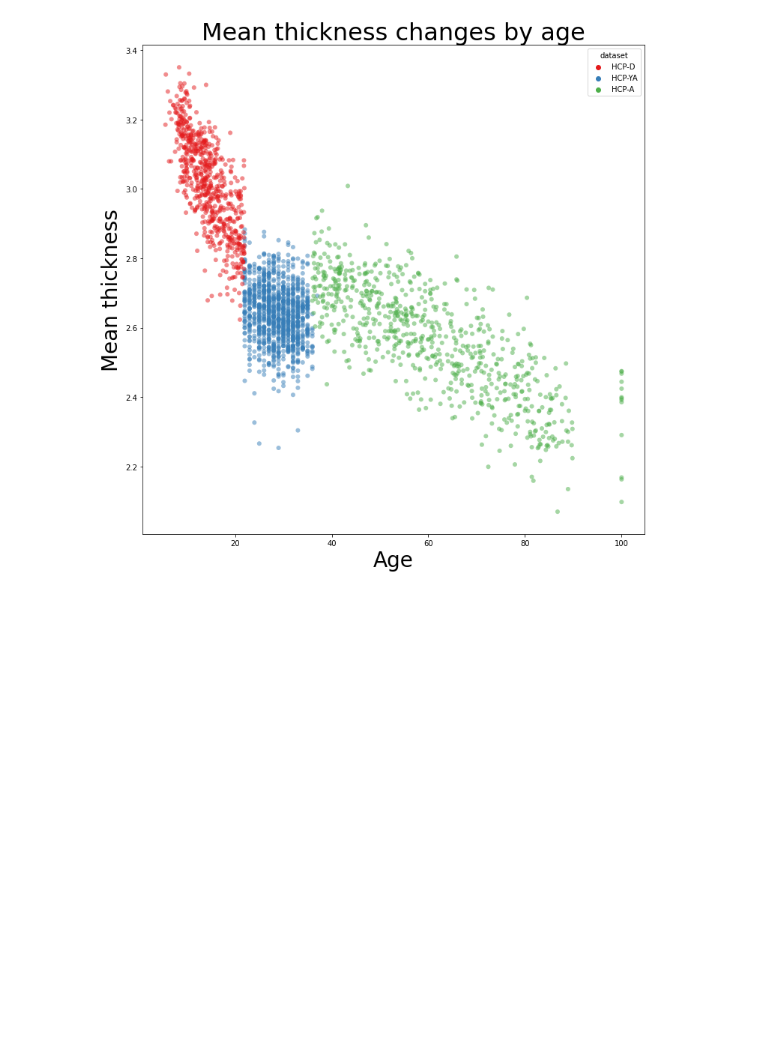
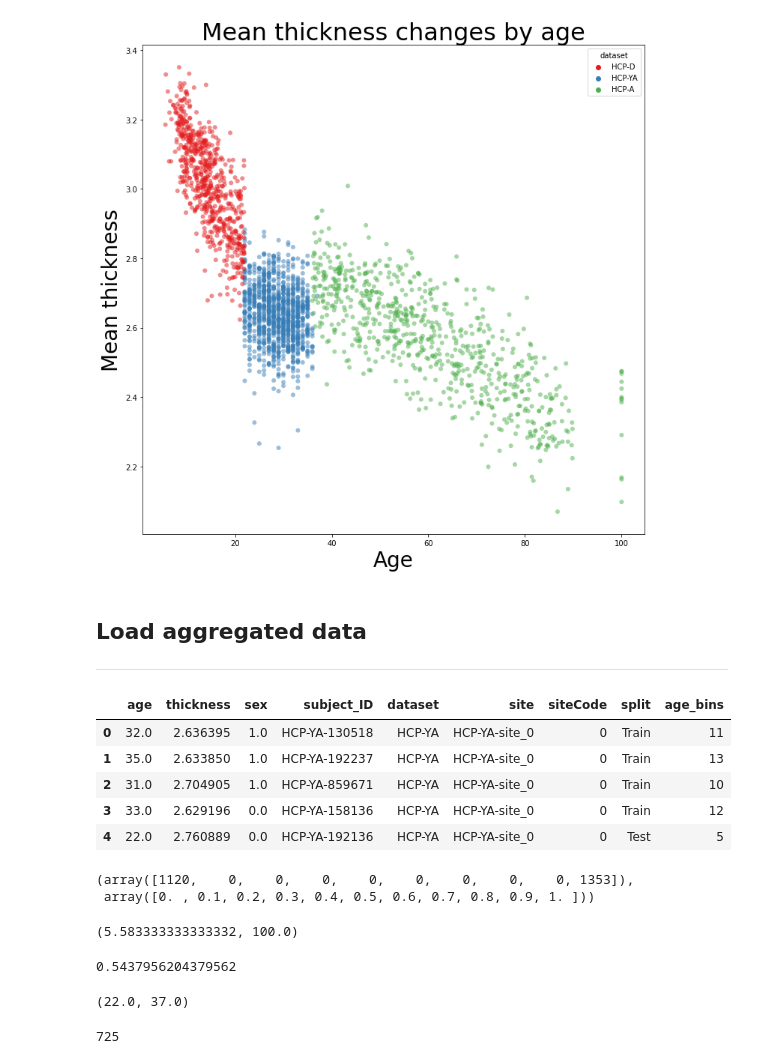
Before and after one commit to sina-mansour/normative_brain_charts, a Jupyter notebook: code/notebooks/02_data_aggregation/02_01_aggregating_imported_datasets.ipynb, the cells around one changed output. Drawn from its saved outputs; the diff is of its cells as text; code cells hidden in the pictures; blank space fills up the shorter version.

```diff
--- a/code/notebooks/02_data_aggregation/02_01_aggregating_imported_datasets.ipynb
+++ b/code/notebooks/02_data_aggregation/02_01_aggregating_imported_datasets.ipynb
@@ -230,3 +230,42 @@ CPU times: user 160 ms, sys: 23.5 ms, total: 183 ms
 Wall time: 141 ms
 Text(0.5, 1.0, 'Mean thickness changes by age')
 [figure]
+# %% [markdown]
+## Load aggregated data
+
+---
+# %%
+demography_df = pd.read_csv(f'{main_dir}/data/csv/demography_all_datasets.csv', index_col=0).reset_index(drop=True)
+demography_df.head()
+# %% [output]
+|  | age | thickness | sex | subject_ID | dataset | site | siteCode | split | age_bins |
+| 0 | 32.0 | 2.636395 | 1.0 | HCP-YA-130518 | HCP-YA | HCP-YA-site_0 | 0 | Train | 11 |
+| 1 | 35.0 | 2.633850 | 1.0 | HCP-YA-192237 | HCP-YA | HCP-YA-site_0 | 0 | Train | 13 |
+| 2 | 31.0 | 2.704905 | 1.0 | HCP-YA-859671 | HCP-YA | HCP-YA-site_0 | 0 | Train | 10 |
+| 3 | 33.0 | 2.629196 | 0.0 | HCP-YA-158136 | HCP-YA | HCP-YA-site_0 | 0 | Train | 12 |
+| 4 | 22.0 | 2.760889 | 0.0 | HCP-YA-192136 | HCP-YA | HCP-YA-site_0 | 0 | Test | 5 |
+# %%
+np.histogram(demography_df['sex'])
+# %% [output]
+(array([1120,    0,    0,    0,    0,    0,    0,    0,    0, 1353]),
+ array([0. , 0.1, 0.2, 0.3, 0.4, 0.5, 0.6, 0.7, 0.8, 0.9, 1. ]))
+# %%
+(demography_df['age'].min(), demography_df['age'].max())
+# %% [output]
+(5.583333333333332, 100.0)
+# %%
+# demography_df[demography_df['dataset']=='HCP-YA']
+sum((demography_df['dataset']=='HCP-YA') & (demography_df['sex']==1)) / sum(demography_df['dataset']=='HCP-YA')
+# %% [output]
+0.5437956204379562
+# %%
+def get_range(x):
+    return x.min(), x.max()
+
+get_range(demography_df[demography_df['dataset']=='HCP-YA']['age'])
+# %% [output]
+(22.0, 37.0)
+# %%
+sum(demography_df['dataset']=='HCP-A')
+# %% [output]
+725
```
Also changed, not shown: parts of 6 cells of this notebook, 13 other files.
